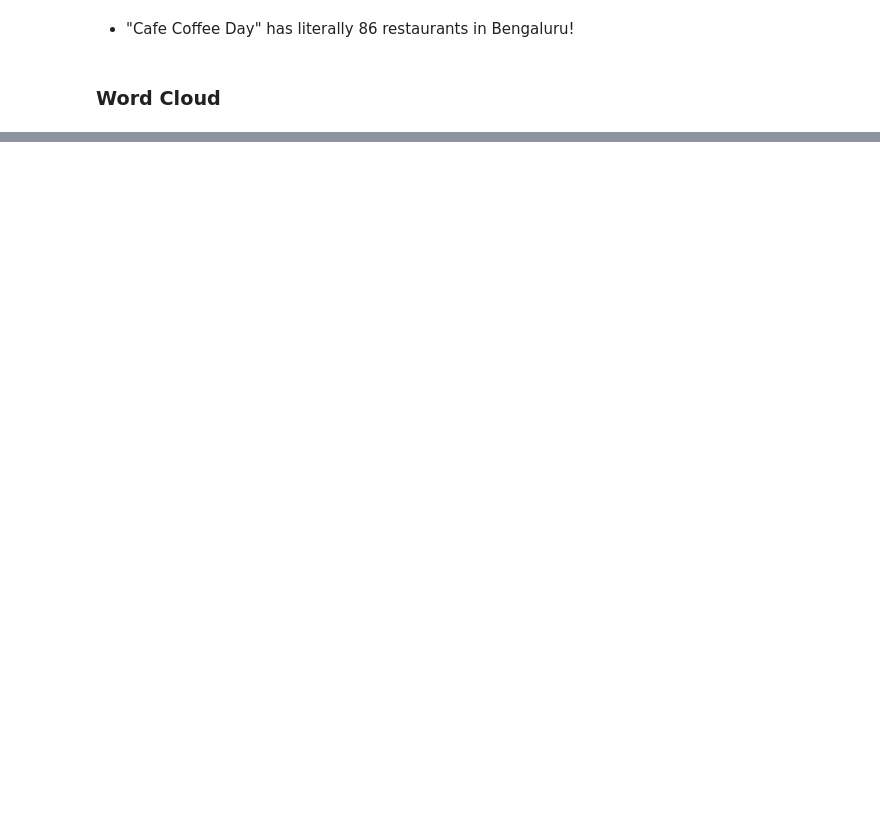
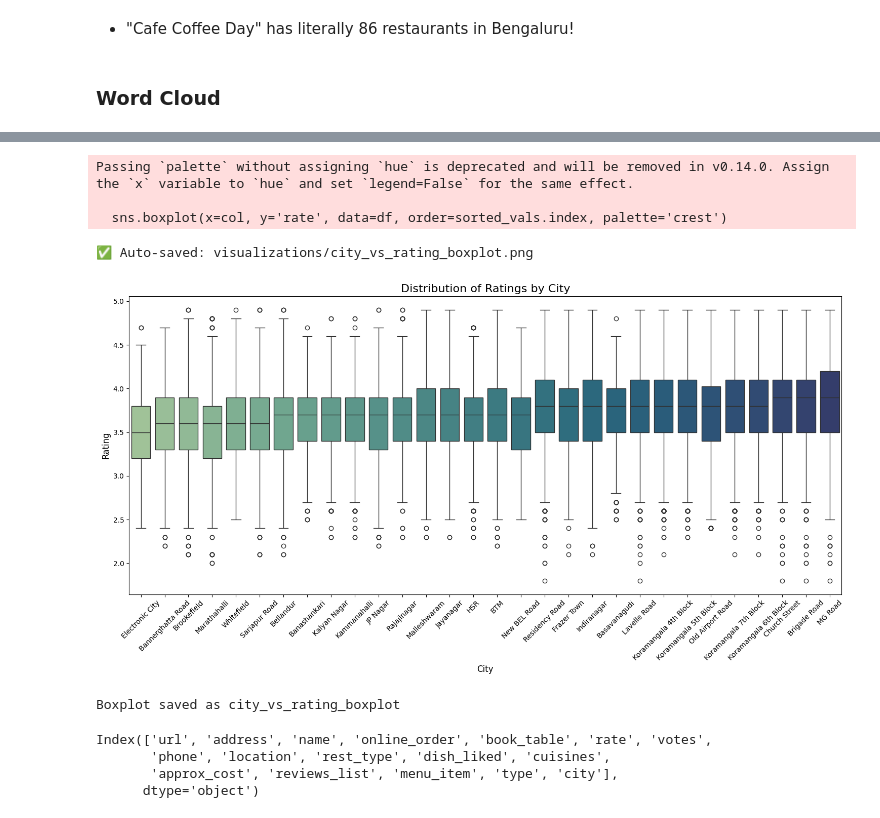
Before and after one commit to bhavbooks/Zomato-Restaurants-Rating-Prediction-, a Jupyter notebook: src/preprocessing.ipynb, the cells around one changed output, grey strips where cells are left out. Cells and saved outputs as stored; diff of their text form; code cells hidden in the pictures; blank space fills up the shorter version.

Commit message:
map plot

```diff
--- a/src/preprocessing.ipynb
+++ b/src/preprocessing.ipynb
@@ -334,0 +361,36 @@ plt.show("Most Frequent Restaurant Names.png")
+# %%
+import matplotlib.pyplot as plt
+import seaborn as sns
+
+def box_plot(df, col, plot_name):
+    # Sort categories by median rate
+    sorted_vals = df.groupby(col)['rate'].median().sort_values()
+
+    # Plot
+    plt.figure(figsize=(15, 8))
+    sns.boxplot(x=col, y='rate', data=df, order=sorted_vals.index, palette='crest')
+
+    plt.title(f"Distribution of Ratings by {col.capitalize()}", fontsize=16)
+    plt.xlabel(col.capitalize(), fontsize=12)
+    plt.ylabel("Rating", fontsize=12)
+    plt.xticks(rotation=45)
+    plt.tight_layout()
+
+    plt.show(plot_name)
+    print(f"Boxplot saved as {plot_name}")
+# %%
+box_plot(df, 'city', "city_vs_rating_boxplot")
+# %% [output]
+Passing `palette` without assigning `hue` is deprecated and will be removed in v0.14.0. Assign the `x` variable to `hue` and set `legend=False` for the same effect.
+
+  sns.boxplot(x=col, y='rate', data=df, order=sorted_vals.index, palette='crest')
+✅ Auto-saved: visualizations/city_vs_rating_boxplot.png
+[figure, added]
+Boxplot saved as city_vs_rating_boxplot
+# %%
+df.columns
+# %% [output]
+Index(['url', 'address', 'name', 'online_order', 'book_table', 'rate', 'votes',
+       'phone', 'location', 'rest_type', 'dish_liked', 'cuisines',
+       'approx_cost', 'reviews_list', 'menu_item', 'type', 'city'],
+      dtype='object')
```
Also changed, not shown: parts of 43 cells of this notebook, 13 other files.
